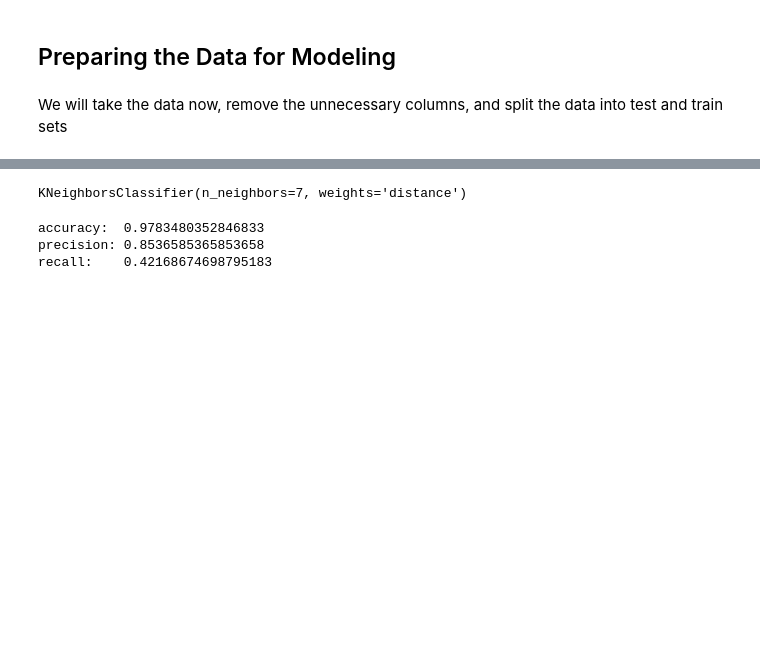
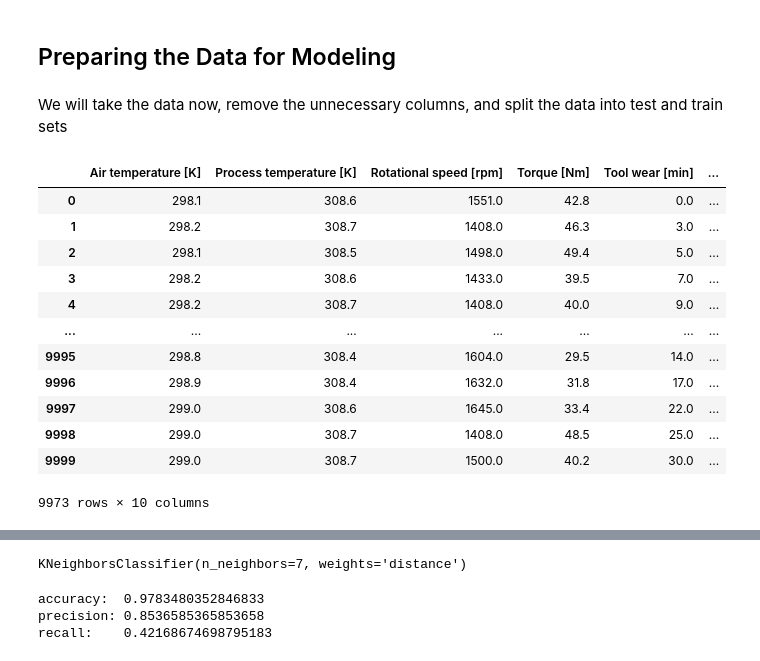
Before and after one commit to tfuger10/Machine-Predictive-Maintenance, a Jupyter notebook: Notebook.ipynb, the cells around one changed output, grey strips where cells are left out. Saved outputs shown, nothing was run; the diff lists cells and outputs as text; code cells hidden in the pictures; blank space fills up the shorter version.

```diff
--- a/Notebook.ipynb
+++ b/Notebook.ipynb
@@ -203,4 +203,20 @@ g.add_legend(title="", );
 ## Preparing the Data for Modeling
 # %% [markdown]
 We will take the data now, remove the unnecessary columns, and split the data into test and train sets
+# %%
+df3
+# %% [output]
+|  | Air temperature [K] | Process temperature [K] | Rotational speed [rpm] | Torque [Nm] | Tool wear [min] | ... |
+| 0 | 298.1 | 308.6 | 1551.0 | 42.8 | 0.0 | ... |
+| 1 | 298.2 | 308.7 | 1408.0 | 46.3 | 3.0 | ... |
+| 2 | 298.1 | 308.5 | 1498.0 | 49.4 | 5.0 | ... |
+| 3 | 298.2 | 308.6 | 1433.0 | 39.5 | 7.0 | ... |
+| 4 | 298.2 | 308.7 | 1408.0 | 40.0 | 9.0 | ... |
+| ... | ... | ... | ... | ... | ... | ... |
+| 9995 | 298.8 | 308.4 | 1604.0 | 29.5 | 14.0 | ... |
+| 9996 | 298.9 | 308.4 | 1632.0 | 31.8 | 17.0 | ... |
+| 9997 | 299.0 | 308.6 | 1645.0 | 33.4 | 22.0 | ... |
+| 9998 | 299.0 | 308.7 | 1408.0 | 48.5 | 25.0 | ... |
+| 9999 | 299.0 | 308.7 | 1500.0 | 40.2 | 30.0 | ... |
+9973 rows × 10 columns
 # %%
```
Also changed, not shown: parts of 24 cells of this notebook.
